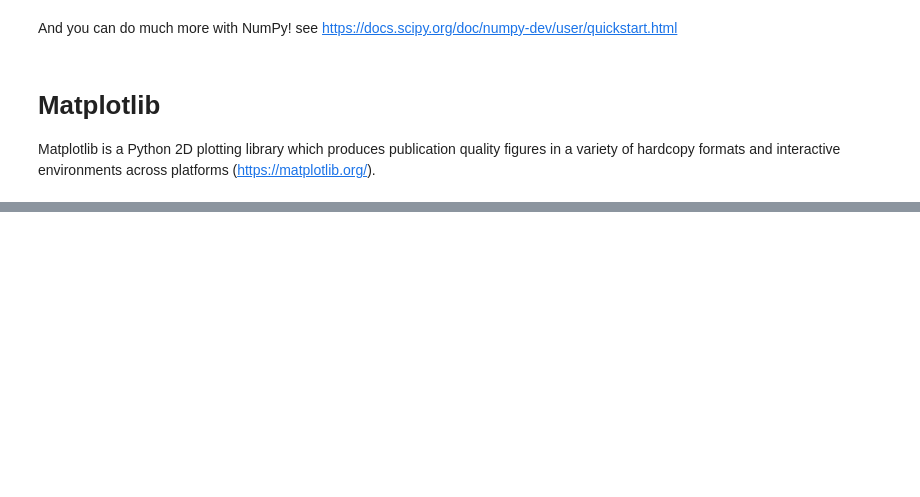
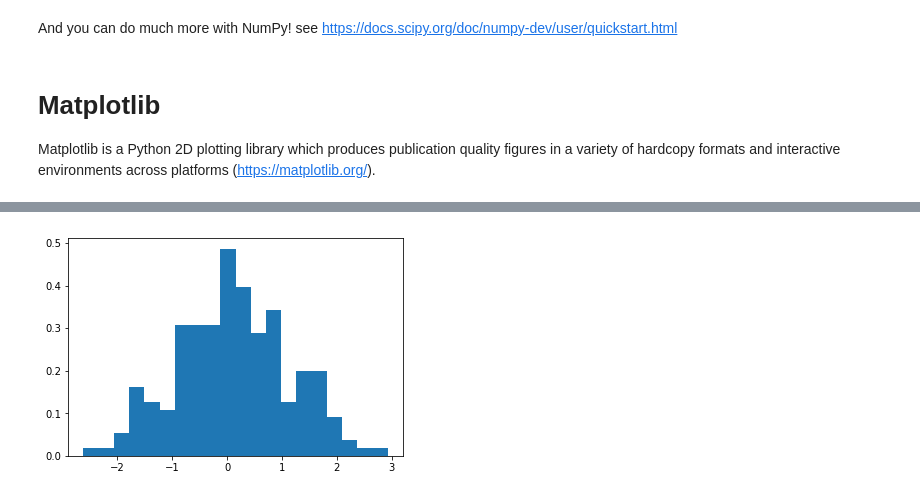
Before and after one commit to alexbovet/network_lesson, a Jupyter notebook: 00_Introduction_to_Jupyter_and_Python.ipynb, the cells around one changed output, grey strips where cells are left out. Saved outputs shown, nothing was run; the diff lists cells and outputs as text; code cells hidden in the pictures; blank space fills up the shorter version.

```diff
--- a/00_Introduction_to_Jupyter_and_Python.ipynb
+++ b/00_Introduction_to_Jupyter_and_Python.ipynb
@@ -206,5 +259,7 @@ plt.legend()
 # %%
 # press Shift-Tab to see information about a function
 norm = np.random.randn(200)
 
-n, bins, patches = plt.hist(norm, bins=20)
+n, bins, patches = plt.hist(norm, normed=True, bins=20)
+# %% [output]
+[figure, added]
```
Also changed, not shown: parts of 14 cells of this notebook, 2 other files.
